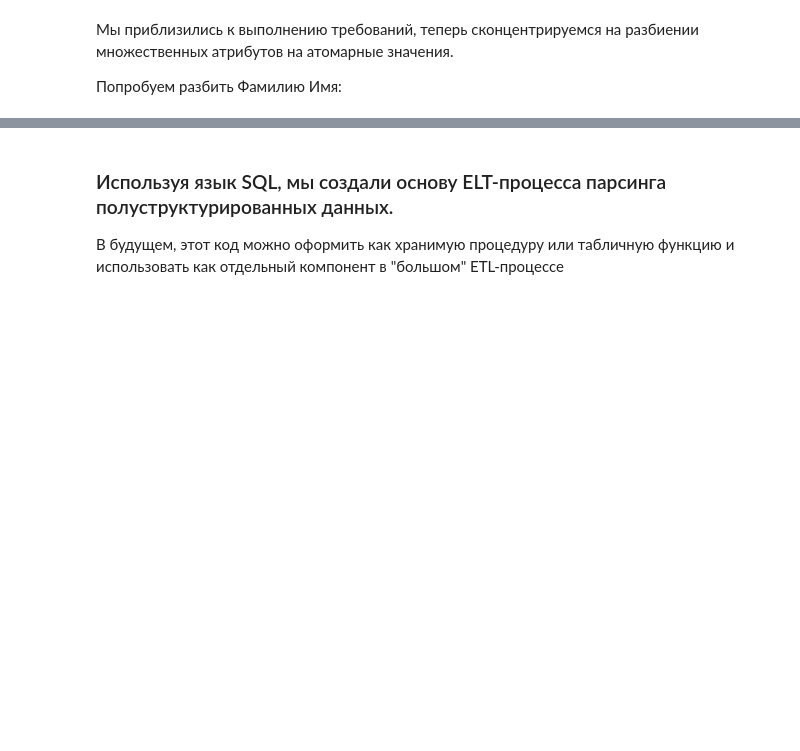
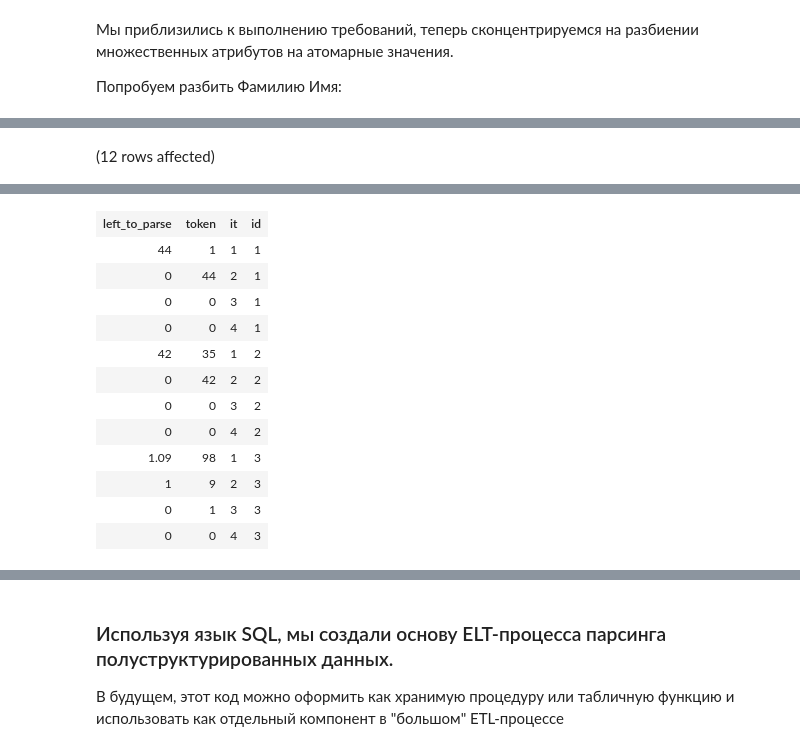
Before and after one commit to timoti1/T-SQL, a Jupyter notebook: SQL/DML - Practical Example of ETL.ipynb, the cells around one changed output, grey strips where cells are left out. Drawn from its saved outputs; the diff is of its cells as text; code cells hidden in the pictures; blank space fills up the shorter version.

```diff
--- a/SQL/DML - Practical Example of ETL.ipynb
+++ b/SQL/DML - Practical Example of ETL.ipynb
@@ -195,0 +393,23 @@ select * from cte_list_of_group_discipline
+# %%
+declare @result varchar(100) = ''
+
+--рекурсивная cte для разбиения строки-времени на отдельные составляющие-"тоукены"
+;with cte_parse_time
+as
+(
+    select left(result, len(result) - patindex('%[:,.]%', reverse(result))) left_to_parse,
+	       try_parse(right(result, patindex('%[:,.]%', reverse(result)) - 1) as int) token,
+		   it = 1,
+		   id
+    from (values(1, '44.1'), (2, '42,35'), (3, '1.09,98')) query(id, result)
+    union all
+    select iif(patindex('%[:,.]%', reverse(left_to_parse)) <> 0, left(left_to_parse, len(left_to_parse) - patindex('%[:,.]%', reverse(left_to_parse))), '0') left_to_parse,
+	       try_parse(iif(patindex('%[:,.]%', reverse(left_to_parse)) <> 0, right(left_to_parse, patindex('%[:,.]%', reverse(left_to_parse)) - 1), left_to_parse) as int) token,
+		   it = it + 1,
+		   id
+    from cte_parse_time
+	where it < 4
+)
+select * from cte_parse_time order by id, it
+# %% [output]
+(12 rows affected)
@@ -195,0 +417,13 @@ select * from cte_list_of_group_discipline
+| left_to_parse | token | it | id |
+| 44 | 1 | 1 | 1 |
+| 0 | 44 | 2 | 1 |
+| 0 | 0 | 3 | 1 |
+| 0 | 0 | 4 | 1 |
+| 42 | 35 | 1 | 2 |
+| 0 | 42 | 2 | 2 |
+| 0 | 0 | 3 | 2 |
+| 0 | 0 | 4 | 2 |
+| 1.09 | 98 | 1 | 3 |
+| 1 | 9 | 2 | 3 |
+| 0 | 1 | 3 | 3 |
+| 0 | 0 | 4 | 3 |
```
Also changed, not shown: parts of 16 cells of this notebook, 1 other file.
